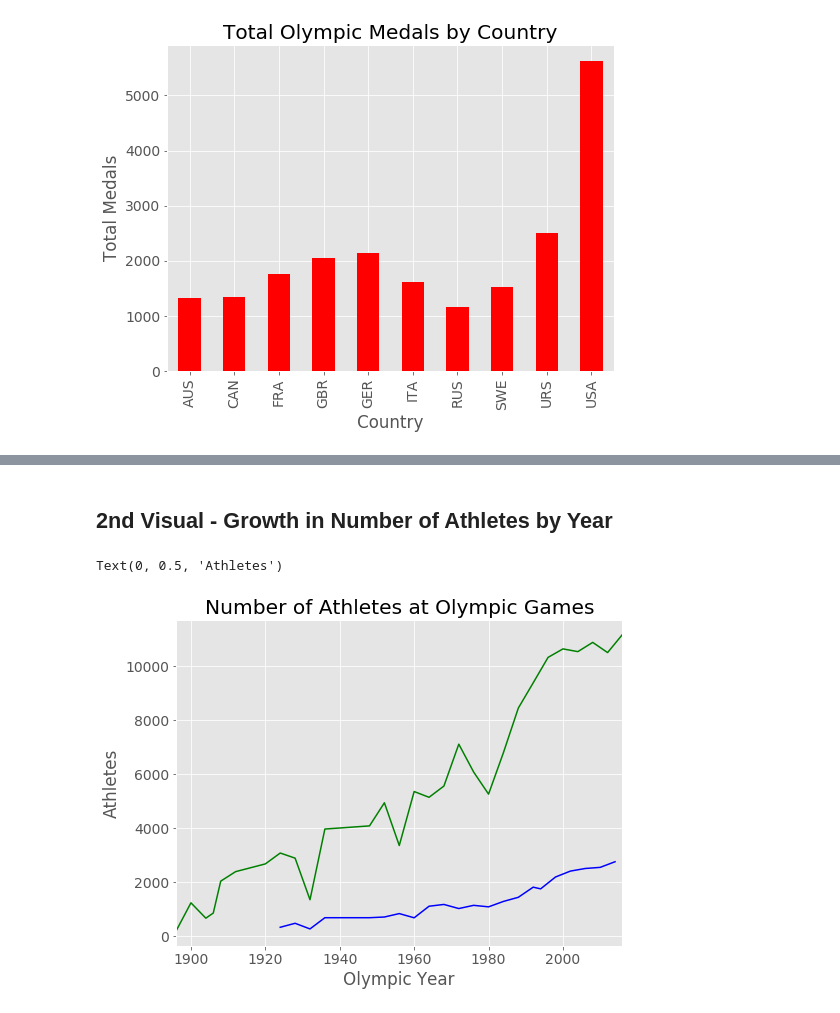
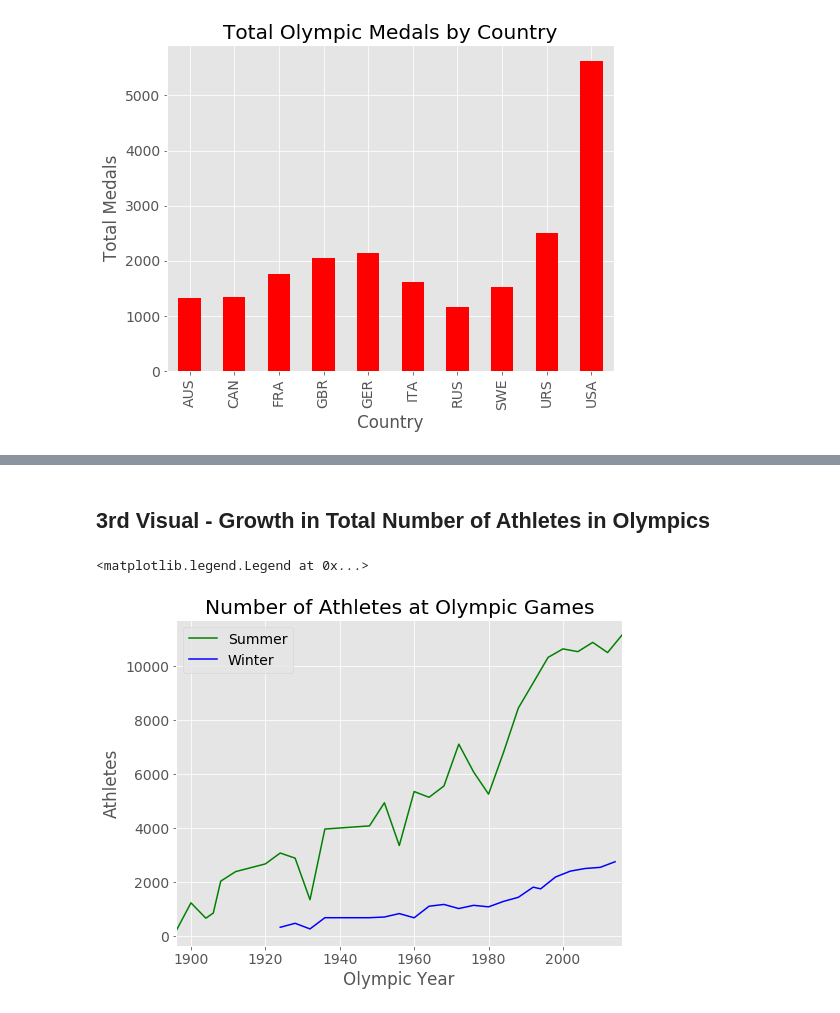
Before and after one commit to vanlybxv/Final_Project_GA, a Jupyter notebook: Olympics2.ipynb, the cells around one changed output, grey strips where cells are left out. Drawn from its saved outputs; the diff is of its cells as text; code cells hidden in the pictures.

```diff
--- a/Olympics2.ipynb
+++ b/Olympics2.ipynb
@@ -113,18 +126,21 @@ Text(0, 0.5, 'Total Medals')
 # %% [markdown]
-## 2nd Visual - Growth in Number of Athletes by Year
+## 3rd Visual - Growth in Total Number of Athletes in Olympics
 # %%
 
-
+#subset the data for ease of use
 athletes = filtered_df[['Year','Season','Athlete']].fillna(value=0)
+#split data set into winter and summer olympics to get 2 seperate lines
 athletes_summer =athletes[athletes['Season']=='Summer']
 athletes_winter =athletes[athletes['Season']=='Winter']
 ax =plt.gca() #this gives you multiple plots on the same axis
+#create tthe double line chart
 athletes_summer.groupby('Year')['Athlete'].nunique().plot(kind = 'line', x='Year', y='Athlete', color = 'green',title = 'Number of Athletes at Olympic Games',ax=ax)
 athletes_winter.groupby('Year')['Athlete'].nunique().plot(kind = 'line', x='Year', y='Athlete', color = 'blue',title = 'Number of Athletes at Olympic Games',ax=ax)
-#plot(kind = 'line', x='var', y='var3', color = 'red', ax=ax)
 
+# Pretty up the graph
 ax.set_xlabel('Olympic Year')
 ax.set_ylabel('Athletes')
+ax.legend(['Summer','Winter'])
 # %% [output]
-Text(0, 0.5, 'Athletes')
+<matplotlib.legend.Legend at 0x...>
-[figure, old version]
+[figure, new version]
```
Also changed, not shown: parts of 3 cells of this notebook.
